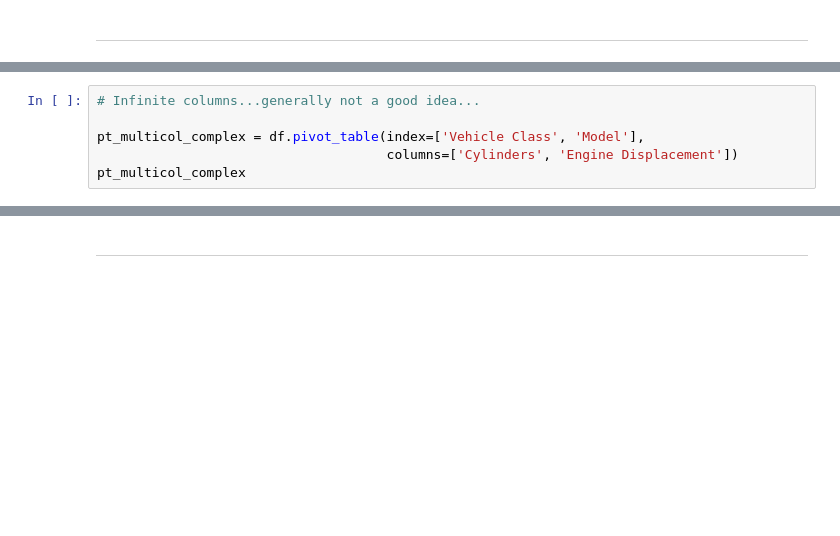
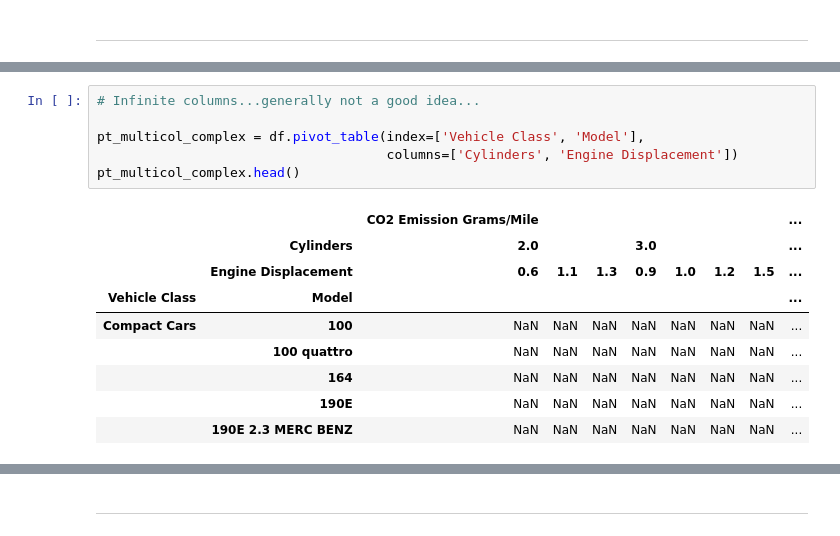
Before and after one commit to Fvperez1/dataptmad0522_lessons, a Jupyter notebook: m1/20220706_etl_advanced_pandas.ipynb, the cells around one changed output, grey strips where cells are left out. Drawn from its saved outputs; the diff is of its cells as text; blank space fills up the shorter version.

```diff
--- a/m1/20220706_etl_advanced_pandas.ipynb
+++ b/m1/20220706_etl_advanced_pandas.ipynb
@@ -52,6 +146,16 @@ pt_multicol_simple['CO2 Emission Grams/Mile'][4.0][3]
 # %%
 # Infinite columns...generally not a good idea...
 
 pt_multicol_complex = df.pivot_table(index=['Vehicle Class', 'Model'],
                                      columns=['Cylinders', 'Engine Displacement'])
-pt_multicol_complex
+pt_multicol_complex.head()
+# %% [output]
+|  |  | CO2 Emission Grams/Mile |  |  |  |  |  |  | ... |
+|  | Cylinders | 2.0 |  |  | 3.0 |  |  |  | ... |
+|  | Engine Displacement | 0.6 | 1.1 | 1.3 | 0.9 | 1.0 | 1.2 | 1.5 | ... |
+| Vehicle Class | Model |  |  |  |  |  |  |  | ... |
+| Compact Cars | 100 | NaN | NaN | NaN | NaN | NaN | NaN | NaN | ... |
+|  | 100 quattro | NaN | NaN | NaN | NaN | NaN | NaN | NaN | ... |
+|  | 164 | NaN | NaN | NaN | NaN | NaN | NaN | NaN | ... |
+|  | 190E | NaN | NaN | NaN | NaN | NaN | NaN | NaN | ... |
+|  | 190E 2.3 MERC BENZ | NaN | NaN | NaN | NaN | NaN | NaN | NaN | ... |
```
Also changed, not shown: parts of 26 cells of this notebook, 9 other files.
